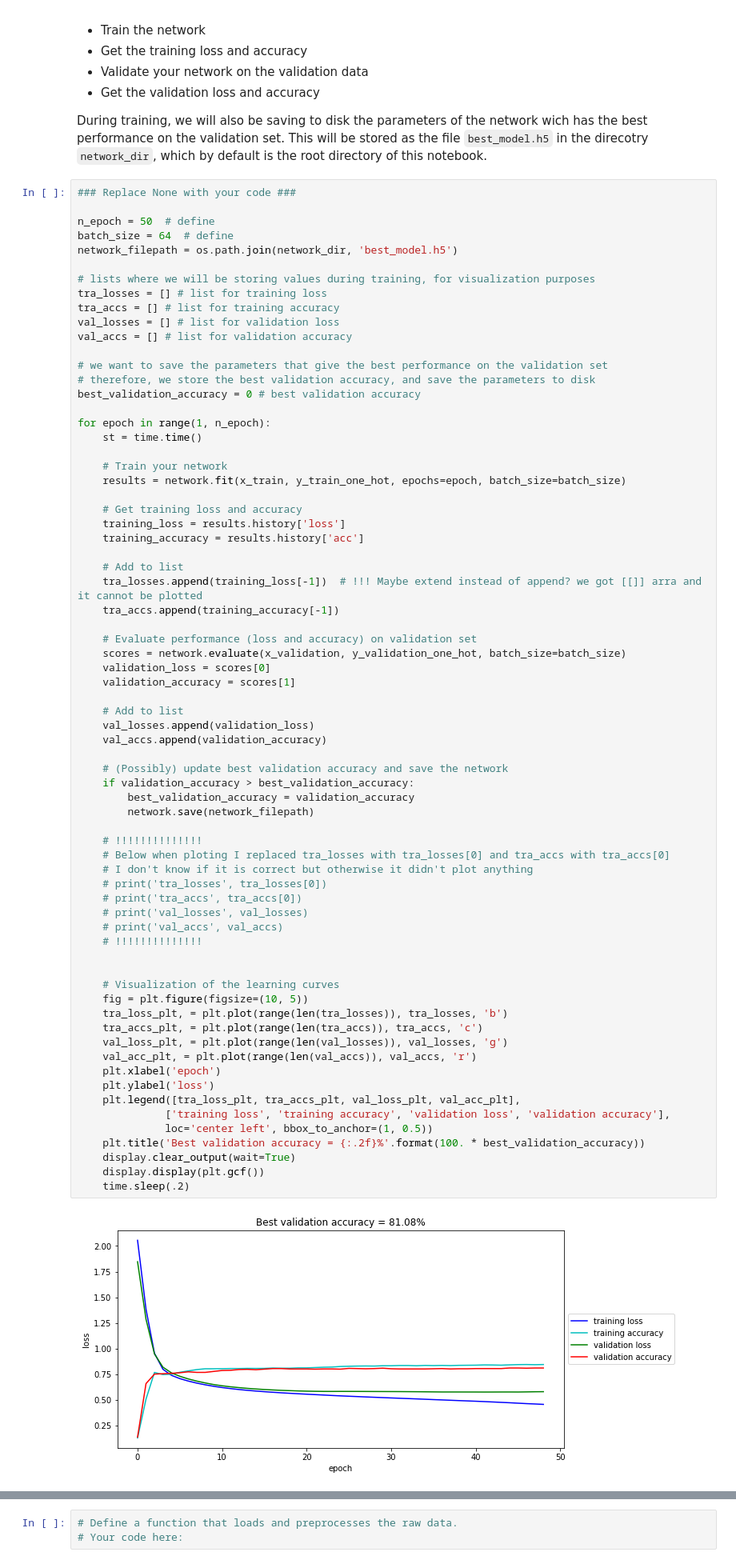
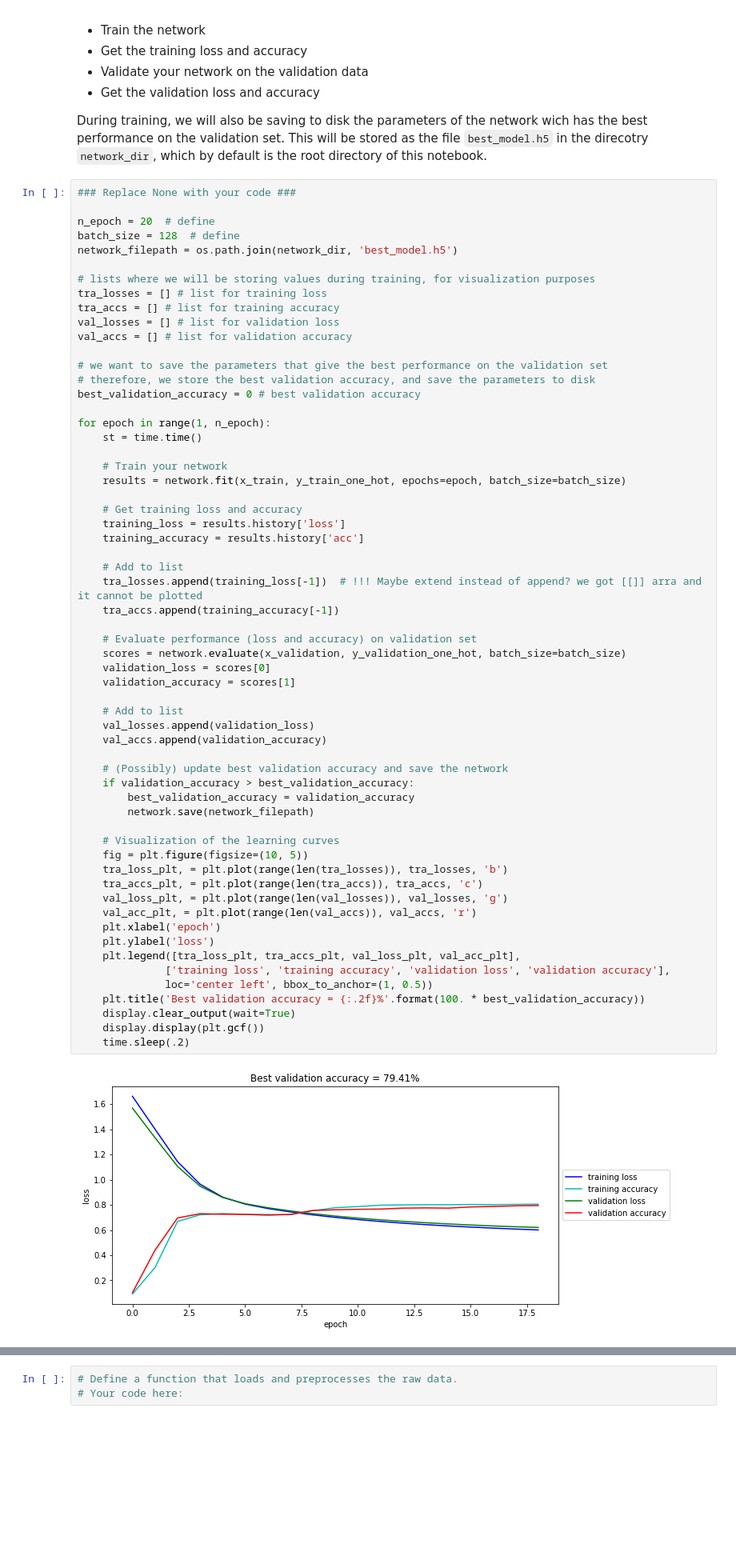
Before and after one commit to ankurankan/medical_imaging, a Jupyter notebook: assignment_4/assignment_4.ipynb, the cells around one changed output, grey strips where cells are left out. Shown at 80% size. Drawn from its saved outputs; the diff is of its cells as text; blank space fills up the shorter version.

```diff
--- a/assignment_4/assignment_4.ipynb
+++ b/assignment_4/assignment_4.ipynb
@@ -613,8 +612,8 @@ During training, we will also be saving to disk the parameters of the network wi
 # %%
 ### Replace None with your code ###
 
-n_epoch = 50  # define
-batch_size = 64  # define
+n_epoch = 20  # define
+batch_size = 128  # define
 network_filepath = os.path.join(network_dir, 'best_model.h5')
 
 # lists where we will be storing values during training, for visualization purposes
@@ -644,41 +643,31 @@ for epoch in range(1, n_epoch):
     # Evaluate performance (loss and accuracy) on validation set
     scores = network.evaluate(x_validation, y_validation_one_hot, batch_size=batch_size)
     validation_loss = scores[0]
     validation_accuracy = scores[1]
 
     # Add to list
     val_losses.append(validation_loss)
     val_accs.append(validation_accuracy)
 
     # (Possibly) update best validation accuracy and save the network
     if validation_accuracy > best_validation_accuracy:
         best_validation_accuracy = validation_accuracy
         network.save(network_filepath)
 
-    # !!!!!!!!!!!!!!
-    # Below when ploting I replaced tra_losses with tra_losses[0] and tra_accs with tra_accs[0]
-    # I don't know if it is correct but otherwise it didn't plot anything
-    # print('tra_losses', tra_losses[0])
-    # print('tra_accs', tra_accs[0])
-    # print('val_losses', val_losses)
-    # print('val_accs', val_accs)
-    # !!!!!!!!!!!!!!
-
-
     # Visualization of the learning curves
     fig = plt.figure(figsize=(10, 5))
     tra_loss_plt, = plt.plot(range(len(tra_losses)), tra_losses, 'b')
     tra_accs_plt, = plt.plot(range(len(tra_accs)), tra_accs, 'c')
     val_loss_plt, = plt.plot(range(len(val_losses)), val_losses, 'g')
     val_acc_plt, = plt.plot(range(len(val_accs)), val_accs, 'r')
     plt.xlabel('epoch')
     plt.ylabel('loss')
     plt.legend([tra_loss_plt, tra_accs_plt, val_loss_plt, val_acc_plt],
               ['training loss', 'training accuracy', 'validation loss', 'validation accuracy'],
               loc='center left', bbox_to_anchor=(1, 0.5))
     plt.title('Best validation accuracy = {:.2f}%'.format(100. * best_validation_accuracy))
     display.clear_output(wait=True)
     display.display(plt.gcf())
     time.sleep(.2)
 # %% [output]
-[figure, old version]
+[figure, new version]
```
Also changed, not shown: parts of 30 cells of this notebook.
